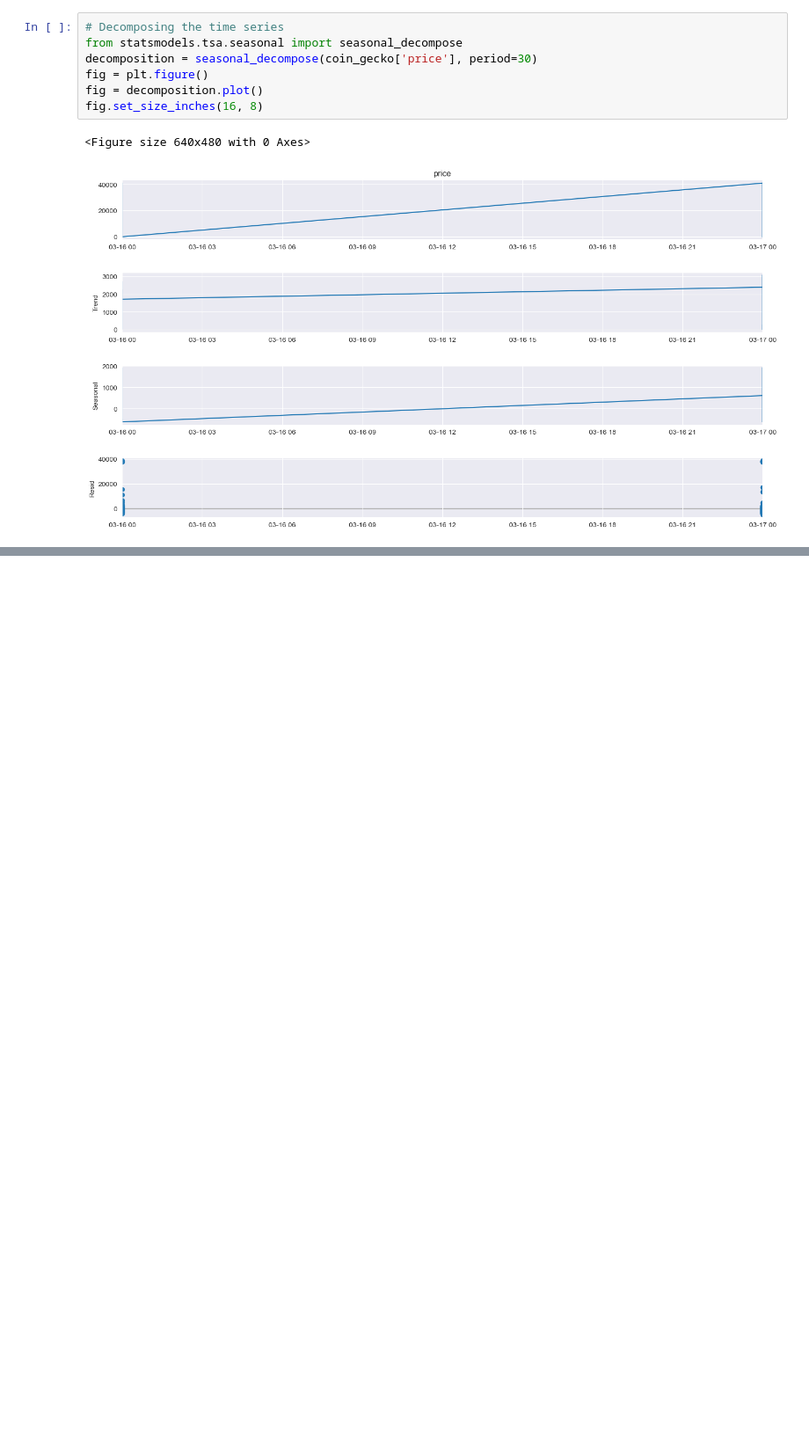
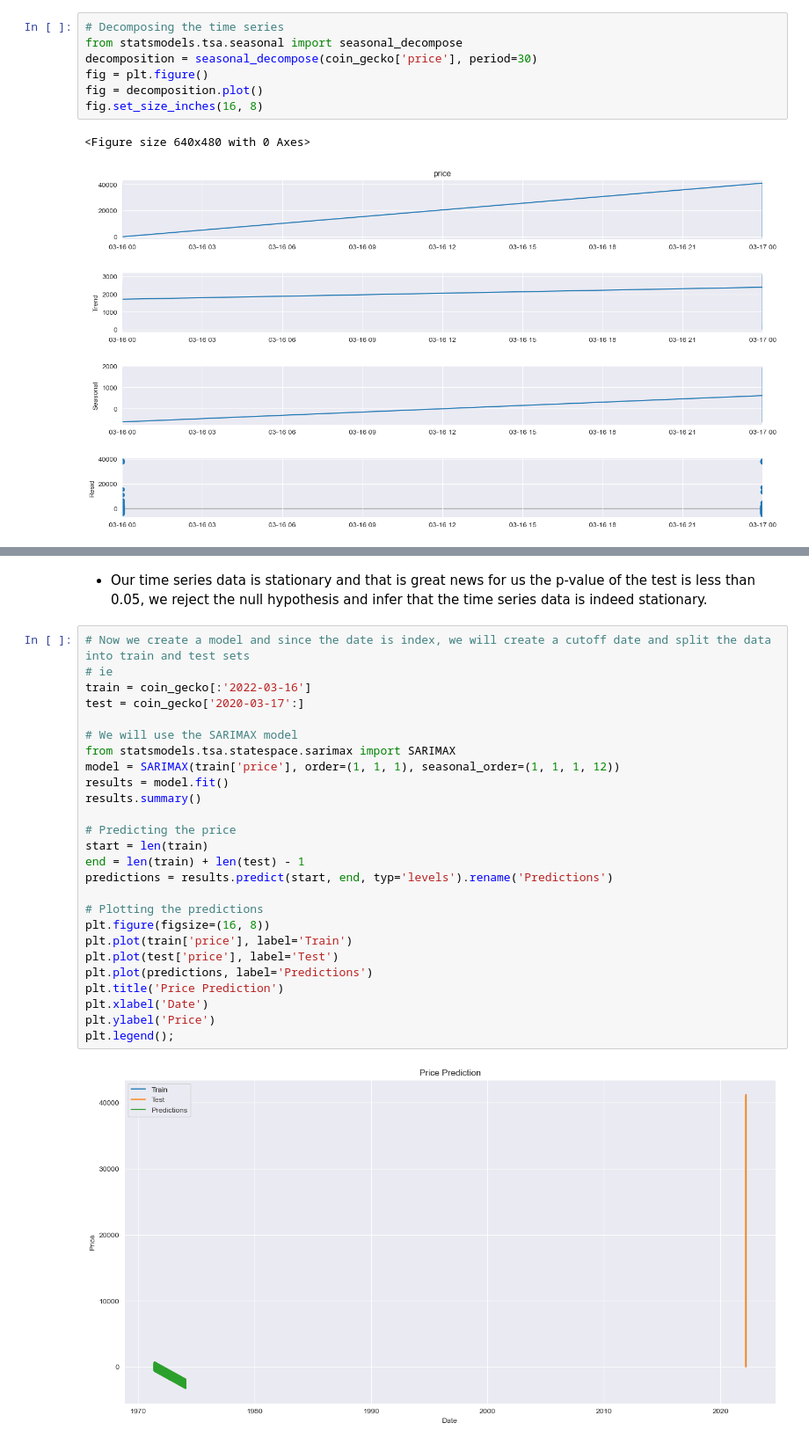
Before and after one commit to ashioyajotham/Quant, a Jupyter notebook: Cryptocurrency Price & Market Data/coin-gecko.ipynb, the cells around one changed output, grey strips where cells are left out. Shown at 88% size. Cells and saved outputs as stored; diff of their text form; blank space fills up the shorter version.

Commit message:
sarimax

```diff
--- a/Cryptocurrency Price & Market Data/coin-gecko.ipynb
+++ b/Cryptocurrency Price & Market Data/coin-gecko.ipynb
@@ -583,0 +622,30 @@ fig.set_size_inches(16, 8)
+# %% [markdown]
+* Our time series data is stationary and that is great news for us the p-value of the test is less than 0.05, we reject the null hypothesis and infer that the time series data is indeed stationary.
+# %%
+# Now we create a model and since the date is index, we will create a cutoff date and split the data into train and test sets
+# ie
+train = coin_gecko[:'2022-03-16']
+test = coin_gecko['2020-03-17':]
+
+# We will use the SARIMAX model
+from statsmodels.tsa.statespace.sarimax import SARIMAX
+model = SARIMAX(train['price'], order=(1, 1, 1), seasonal_order=(1, 1, 1, 12))
+results = model.fit()
+results.summary()
+
+# Predicting the price
+start = len(train)
+end = len(train) + len(test) - 1
+predictions = results.predict(start, end, typ='levels').rename('Predictions')
+
+# Plotting the predictions
+plt.figure(figsize=(16, 8))
+plt.plot(train['price'], label='Train')
+plt.plot(test['price'], label='Test')
+plt.plot(predictions, label='Predictions')
+plt.title('Price Prediction')
+plt.xlabel('Date')
+plt.ylabel('Price')
+plt.legend();
+# %% [output]
+[figure, added]
```
Also changed, not shown: parts of 4 cells of this notebook.
